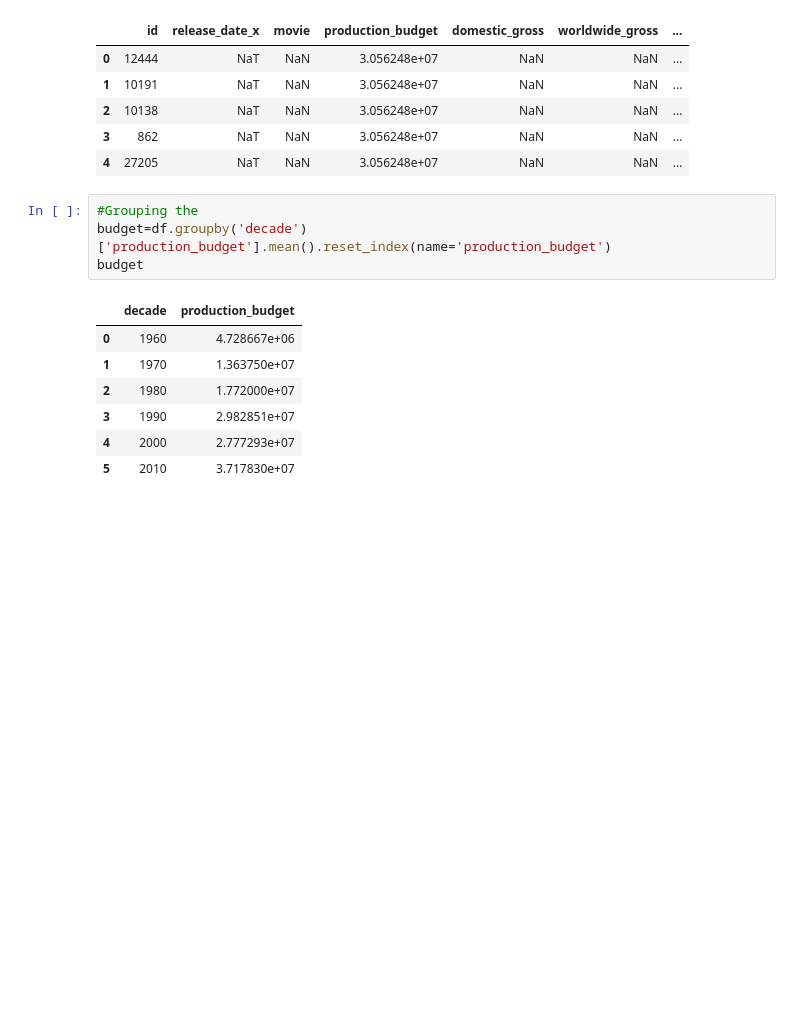
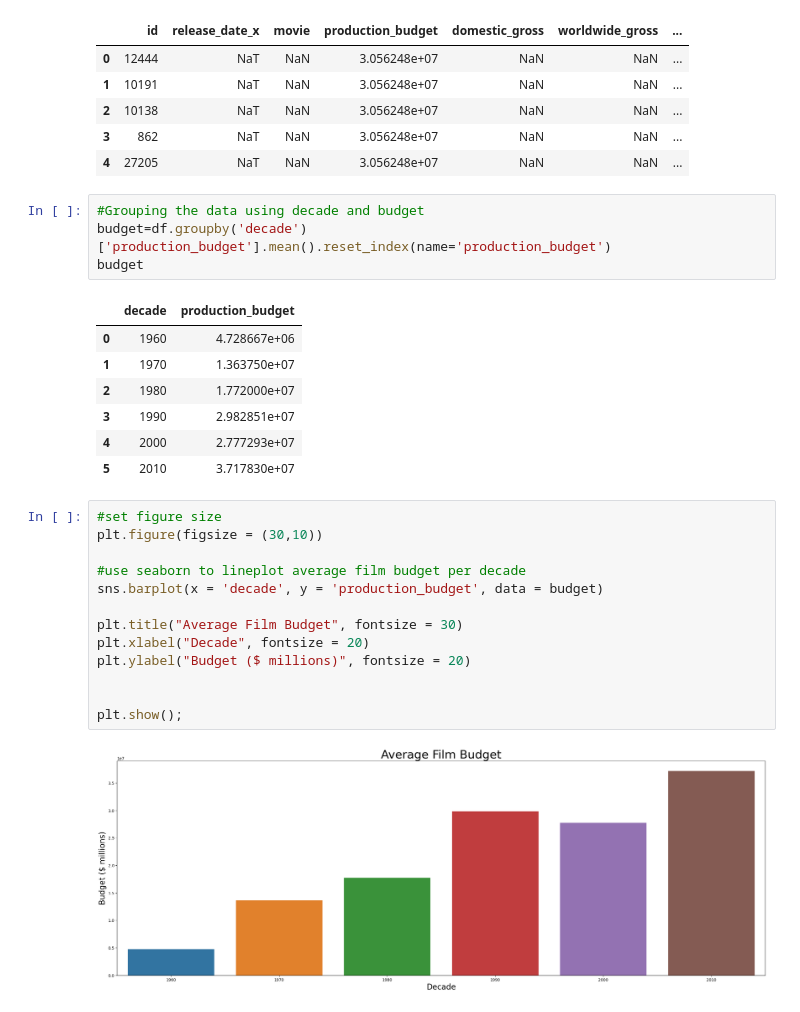
Before and after one commit to Petramuthoni/Movie-Dataset-Analysis-Phase-1, a Jupyter notebook: Phase 1 Movie Dataset Analysis (3).ipynb, the cells around one changed output. Saved outputs shown, nothing was run; the diff lists cells and outputs as text; blank space fills up the shorter version.

```diff
--- a/Phase 1 Movie Dataset Analysis (2).ipynb
+++ b/Phase 1 Movie Dataset Analysis (3).ipynb
@@ -194,7 +194,7 @@ df.head()
 | 3 | 862 | NaT | NaN | 3.056248e+07 | NaN | NaN | ... |
 | 4 | 27205 | NaT | NaN | 3.056248e+07 | NaN | NaN | ... |
 # %%
-#Grouping the
+#Grouping the data using decade and budget
 budget=df.groupby('decade')['production_budget'].mean().reset_index(name='production_budget')
 budget
 # %% [output]
@@ -205,3 +205,18 @@ budget
 | 3 | 1990 | 2.982851e+07 |
 | 4 | 2000 | 2.777293e+07 |
 | 5 | 2010 | 3.717830e+07 |
+# %%
+#set figure size
+plt.figure(figsize = (30,10))
+
+#use seaborn to lineplot average film budget per decade
+sns.barplot(x = 'decade', y = 'production_budget', data = budget)
+
+plt.title("Average Film Budget", fontsize = 30)
+plt.xlabel("Decade", fontsize = 20)
+plt.ylabel("Budget ($ millions)", fontsize = 20)
+
+
+plt.show();
+# %% [output]
+[figure, added]
```
